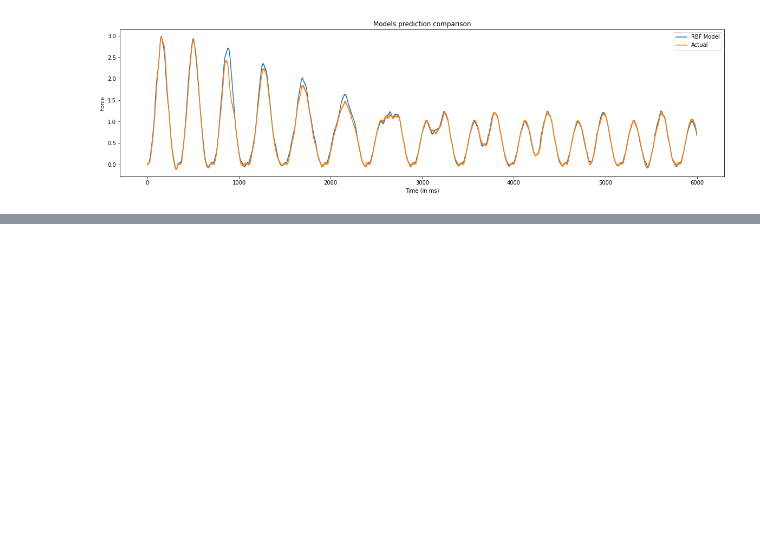
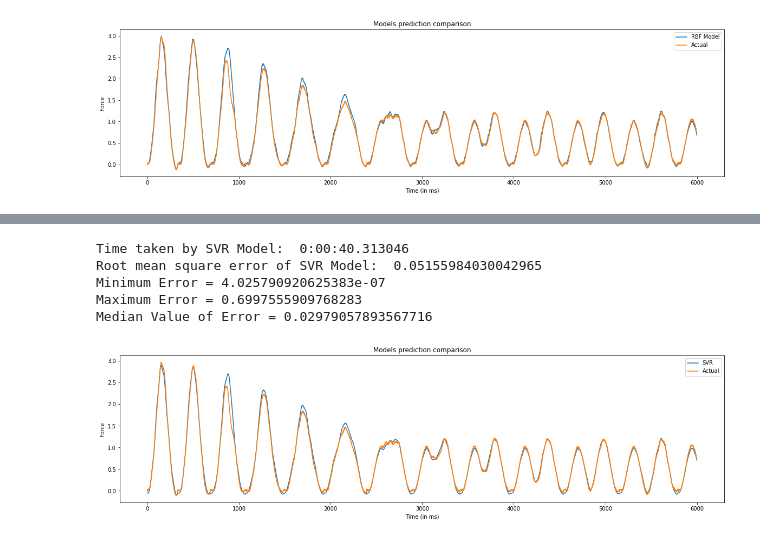
Before and after one commit to gautamHCSCV/Modelling_Viscoelastic_Objects, a Jupyter notebook: Finalized/x_v_fv_new.ipynb, the cells around one changed output, grey strips where cells are left out. Cells and saved outputs as stored; diff of their text form; code cells hidden in the pictures; blank space fills up the shorter version.

```diff
--- a/Finalized/x_v_fv_new.ipynb
+++ b/Finalized/x_v_fv_new.ipynb
@@ -253,0 +218,36 @@ Median Value of Error = 0.03749148630582038
+# %%
+# SVR MODEL
+if __name__ == '__main__':
+    t1 = datetime.now()
+    clf = SVR()
+    clf.fit(x_train,y_train)
+    t2 = datetime.now()
+
+    print('\n\nTime taken by SVR Model: ',t2-t1)
+    y1_pred = clf.predict(x_test)
+    y4 = y1_pred
+    print('Root mean square error of SVR Model: ',sqrt(mean_squared_error(y_test,y1_pred)))
+
+    error7 = []
+    for i in range(len(y_test)):
+        error7.append(abs(y1_pred[i]-y_test.iloc[i,0]))
+    print('Minimum Error =',min(error7))
+    print('Maximum Error =',max(error7))
+    error8 = sorted(error7)
+    print('Median Value of Error =',error8[len(error8)//2])
+
+    plt.figure(figsize=(20,5))
+    plt.plot(list(range(6000)),y4[:6000], label = 'SVR')
+    plt.plot(list(range(6000)),y_test[:6000], label = 'Actual')
+    plt.legend()
+    plt.xlabel('Time (in ms)')
+    plt.ylabel('Force')
+    plt.title('Models prediction comparison')
+    plt.show()
+# %% [output]
+Time taken by SVR Model:  0:00:40.313046
+Root mean square error of SVR Model:  0.05155984030042965
+Minimum Error = 4.025790920625383e-07
+Maximum Error = 0.6997555909768283
+Median Value of Error = 0.02979057893567716
+[figure, added]
```
Also changed, not shown: parts of 3 cells of this notebook.
